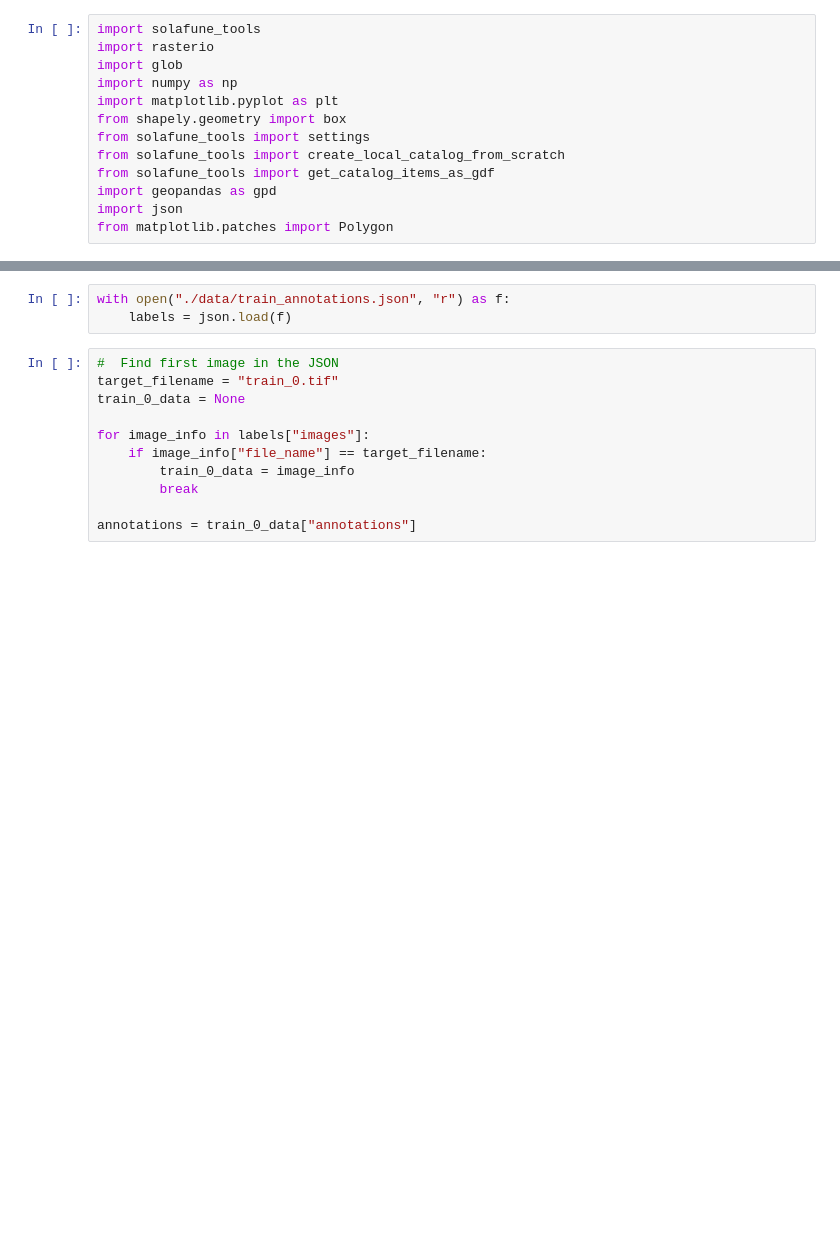
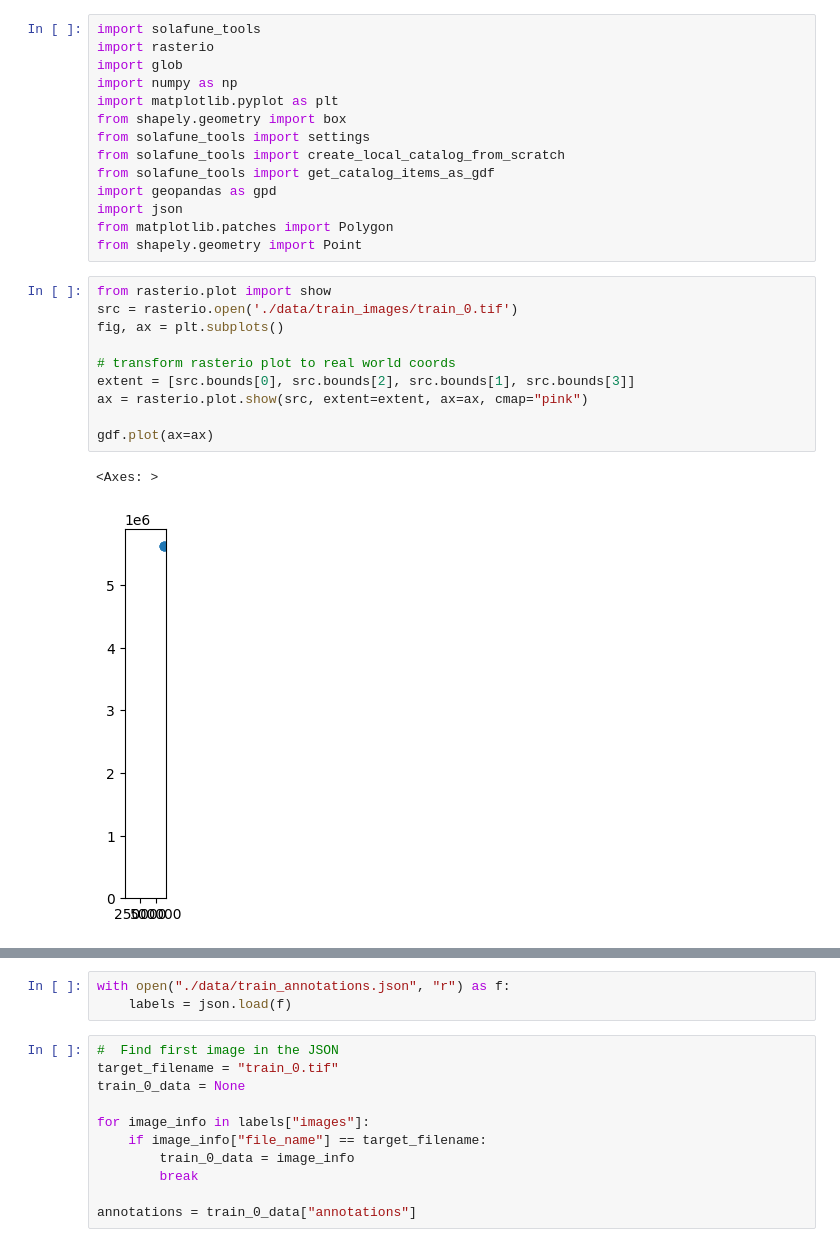
Before and after one commit to synneremmen/INF367A-Solafune, a Jupyter notebook: aurora.ipynb, the cells around one changed output, grey strips where cells are left out. Drawn from its saved outputs; the diff is of its cells as text; blank space fills up the shorter version.

```diff
--- a/aurora.ipynb
+++ b/aurora.ipynb
@@ -11,6 +11,20 @@ from solafune_tools import get_catalog_items_as_gdf
 import geopandas as gpd
 import json
 from matplotlib.patches import Polygon
+from shapely.geometry import Point
+# %%
+from rasterio.plot import show
+src = rasterio.open('./data/train_images/train_0.tif')
+fig, ax = plt.subplots()
+
+# transform rasterio plot to real world coords
+extent = [src.bounds[0], src.bounds[2], src.bounds[1], src.bounds[3]]
+ax = rasterio.plot.show(src, extent=extent, ax=ax, cmap="pink")
+
+gdf.plot(ax=ax)
+# %% [output]
+<Axes: >
+[figure, added]
 # %%
 src = rasterio.open('./data/train_images/train_0.tif')
 profile = src.profile  # Get the metadata of the original file
```
Also changed, not shown: parts of 12 cells of this notebook, 1 other file.
